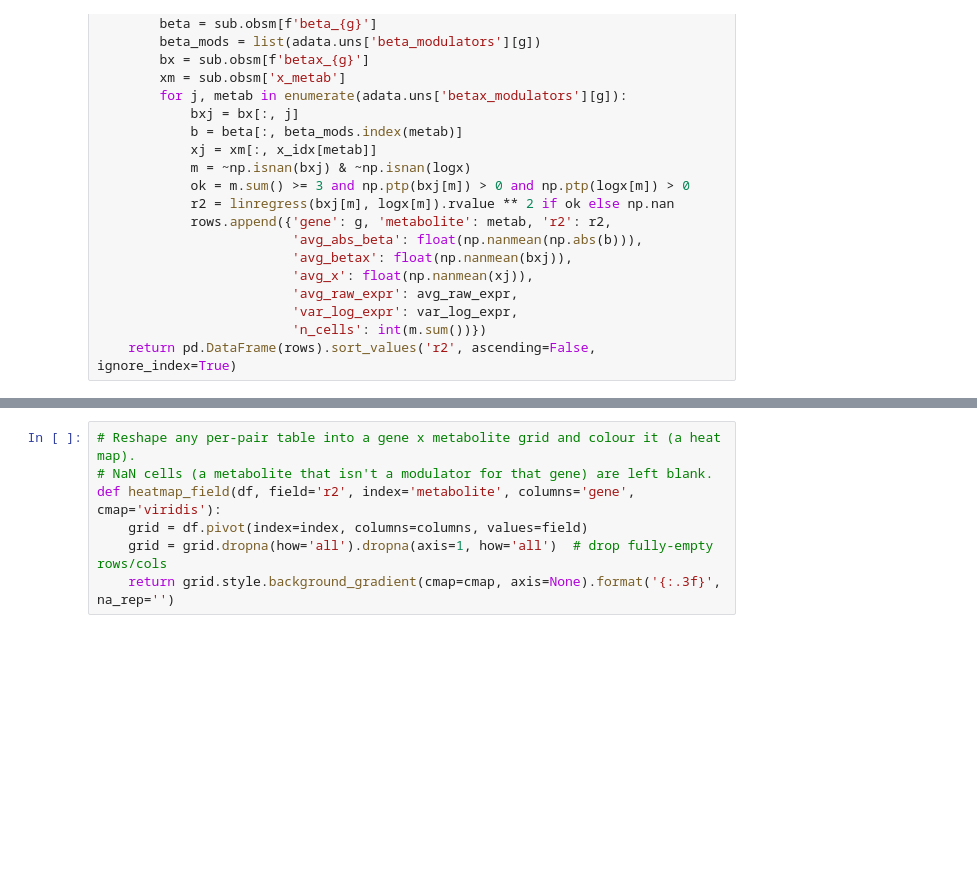
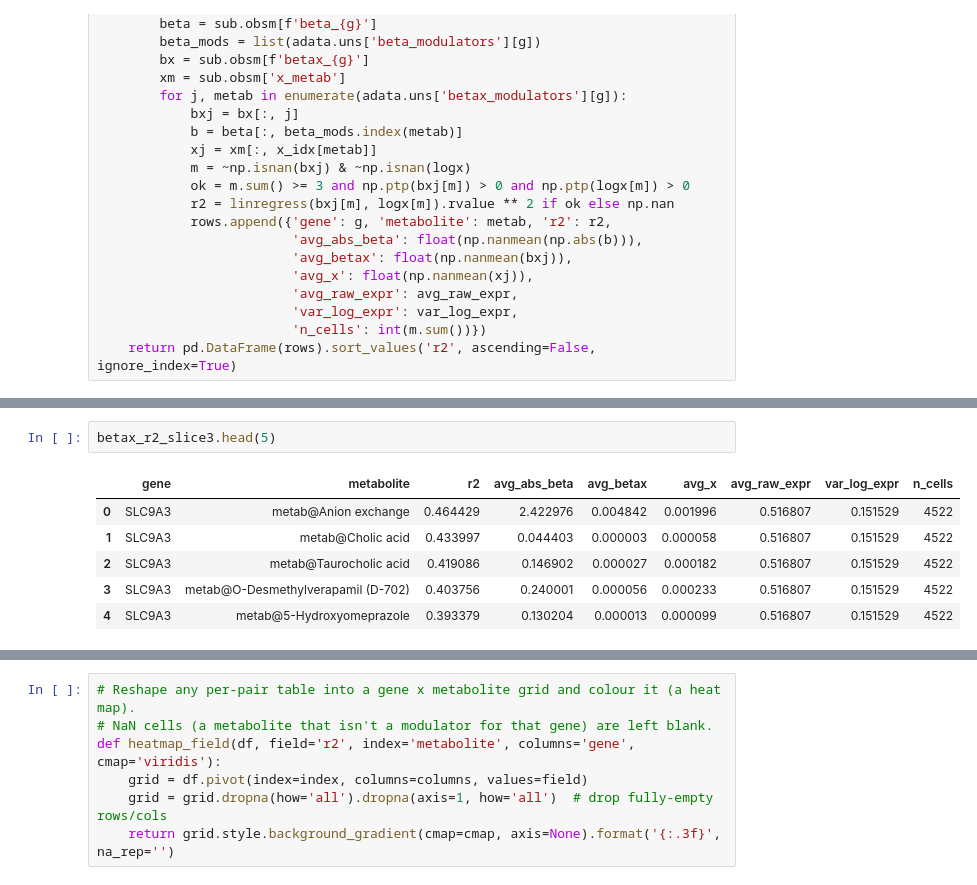
Before and after one commit to fosterea/MetabTravLR, a Jupyter notebook: metab_processing/Analysis/Foster/alexi_uc_NDRG1.ipynb, the cells around one changed output, grey strips where cells are left out. Drawn from its saved outputs; the diff is of its cells as text; blank space fills up the shorter version.

```diff
--- a/metab_processing/Analysis/Foster/alexi_uc_NDRG1.ipynb
+++ b/metab_processing/Analysis/Foster/alexi_uc_NDRG1.ipynb
@@ -410,0 +423,9 @@ betax_r2.head(50)
+# %%
+betax_r2_slice3.head(5)
+# %% [output]
+|  | gene | metabolite | r2 | avg_abs_beta | avg_betax | avg_x | avg_raw_expr | var_log_expr | n_cells |
+| 0 | SLC9A3 | metab@Anion exchange | 0.464429 | 2.422976 | 0.004842 | 0.001996 | 0.516807 | 0.151529 | 4522 |
+| 1 | SLC9A3 | metab@Cholic acid | 0.433997 | 0.044403 | 0.000003 | 0.000058 | 0.516807 | 0.151529 | 4522 |
+| 2 | SLC9A3 | metab@Taurocholic acid | 0.419086 | 0.146902 | 0.000027 | 0.000182 | 0.516807 | 0.151529 | 4522 |
+| 3 | SLC9A3 | metab@O-Desmethylverapamil (D-702) | 0.403756 | 0.240001 | 0.000056 | 0.000233 | 0.516807 | 0.151529 | 4522 |
+| 4 | SLC9A3 | metab@5-Hydroxyomeprazole | 0.393379 | 0.130204 | 0.000013 | 0.000099 | 0.516807 | 0.151529 | 4522 |
```
Also changed, not shown: parts of 3 cells of this notebook.
